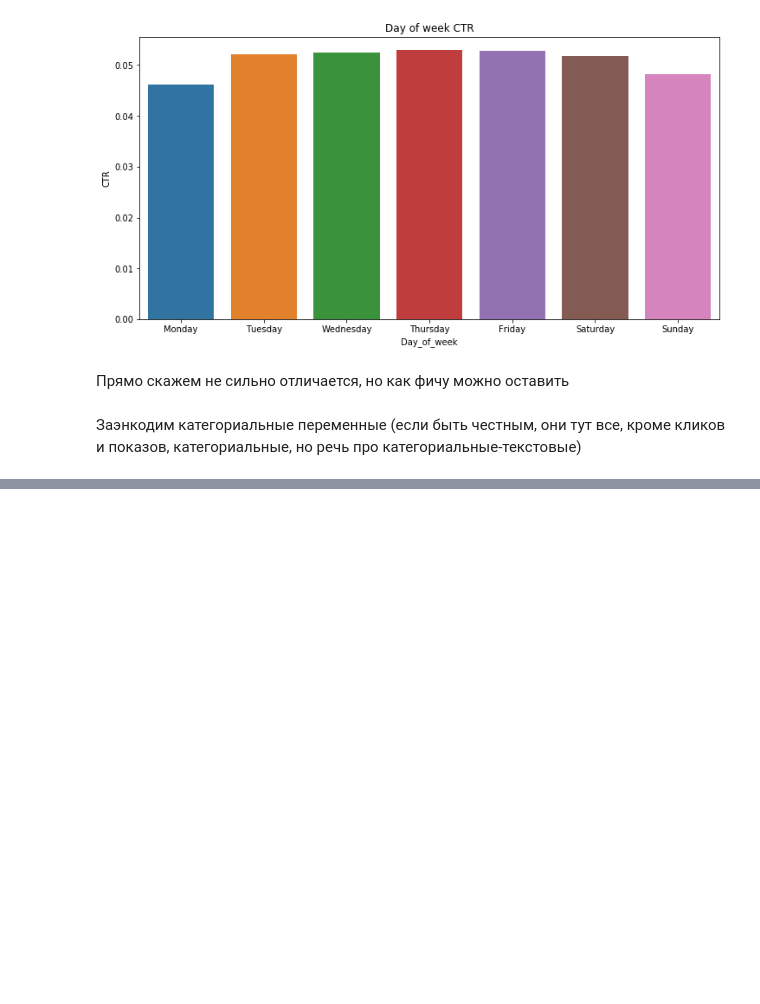
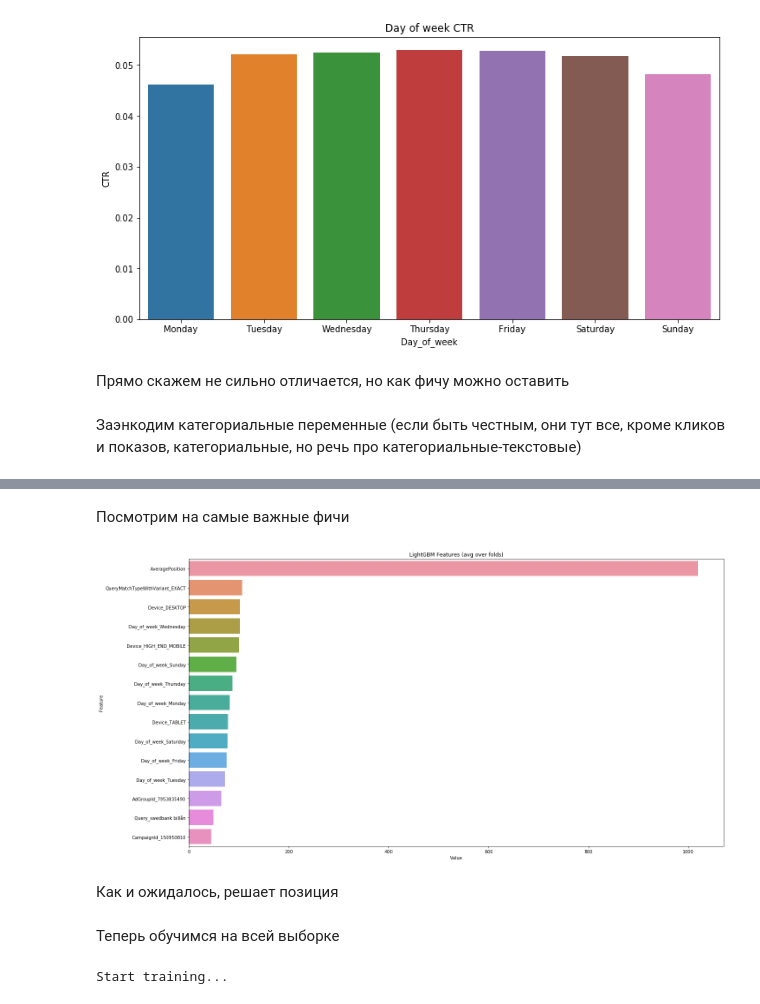
Before and after one commit to ivashnyov/CTR-prediction, a Jupyter notebook: CTR.ipynb, the cells around one changed output, grey strips where cells are left out. Saved outputs shown, nothing was run; the diff lists cells and outputs as text; code cells hidden in the pictures; blank space fills up the shorter version.

```diff
--- a/CTR.ipynb
+++ b/CTR.ipynb
@@ -313,0 +272,3 @@ train_split, test_split, y_train_split, y_test_split = train_test_split(train, y
+# %%
+X_train = train.loc[train['Date'] < '2016-10-1']
+X_val = train.loc[train['Date'] >= '2016-10-1']
@@ -314,7 +292,16 @@ train_split, test_split, y_train_split, y_test_split = train_test_split(train, y
+# %%
+X_train.drop(["Date"], axis=1, inplace=True)
+X_val.drop(["Date"], axis=1, inplace=True)
+test.drop(["Date", "Id"], axis=1, inplace=True)
+# %%
+y_train = X_train['Clicks']
+y_val = X_val['Clicks']
+X_train.drop(['Clicks'], axis=1, inplace=True)
+X_val.drop(['Clicks'], axis=1, inplace=True)
 # %%
 import lightgbm as lgb
-lgb_train = lgb.Dataset(train_split, y_train_split)
-lgb_eval = lgb.Dataset(test_split, y_test_split, reference=lgb_train)
+lgb_train = lgb.Dataset(X_train, y_train)
+lgb_eval = lgb.Dataset(X_val, y_val, reference=lgb_train)
 # %%
 params = {
     'task': 'train',
@@ -368,0 +356,16 @@ print(labels)
+# %% [markdown]
+Посмотрим на самые важные фичи
+# %%
+feature_imp = pd.DataFrame(sorted(zip(gbm.feature_importance(), X_train.columns)), columns=['Value','Feature'])
+
+plt.figure(figsize=(20, 10))
+sns.barplot(x="Value", y="Feature", data=feature_imp.sort_values(by="Value", ascending=False)[0:15])
+plt.title('LightGBM Features (avg over folds)')
+plt.tight_layout()
+plt.show()
+# %% [output]
+[figure, added]
+# %% [markdown]
+Как и ожидалось, решает позиция
+# %% [markdown]
+Теперь обучимся на всей выборке
@@ -368,0 +377,22 @@ print(labels)
+# %%
+params = {
+    'task': 'train',
+    'boosting_type': 'gbdt',
+    'objective': 'binary',
+    'metric': { 'binary_logloss'},
+    'num_leaves': 31,
+    'learning_rate': 0.08,
+    'feature_fraction': 0.7,
+    'bagging_fraction': 0.3,
+    'bagging_freq': 5,
+    'verbose': 0,
+    'num_iterations': gbm.best_iteration
+}
+
+print('Start training...')
+
+gbm = lgb.train(params,
+                lgb_train,
+                num_boost_round=4000)
+# %% [output]
+Start training...
```
Also changed, not shown: parts of 34 cells of this notebook, 3 other files.
